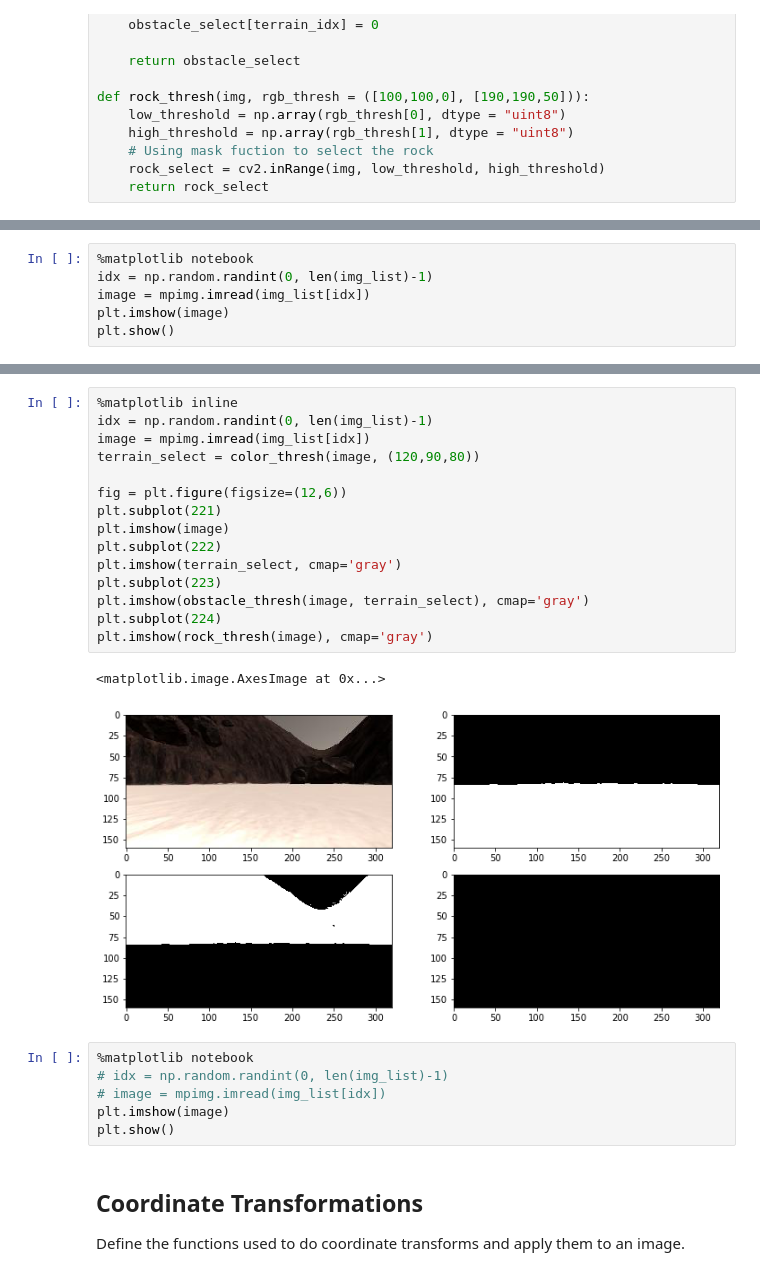
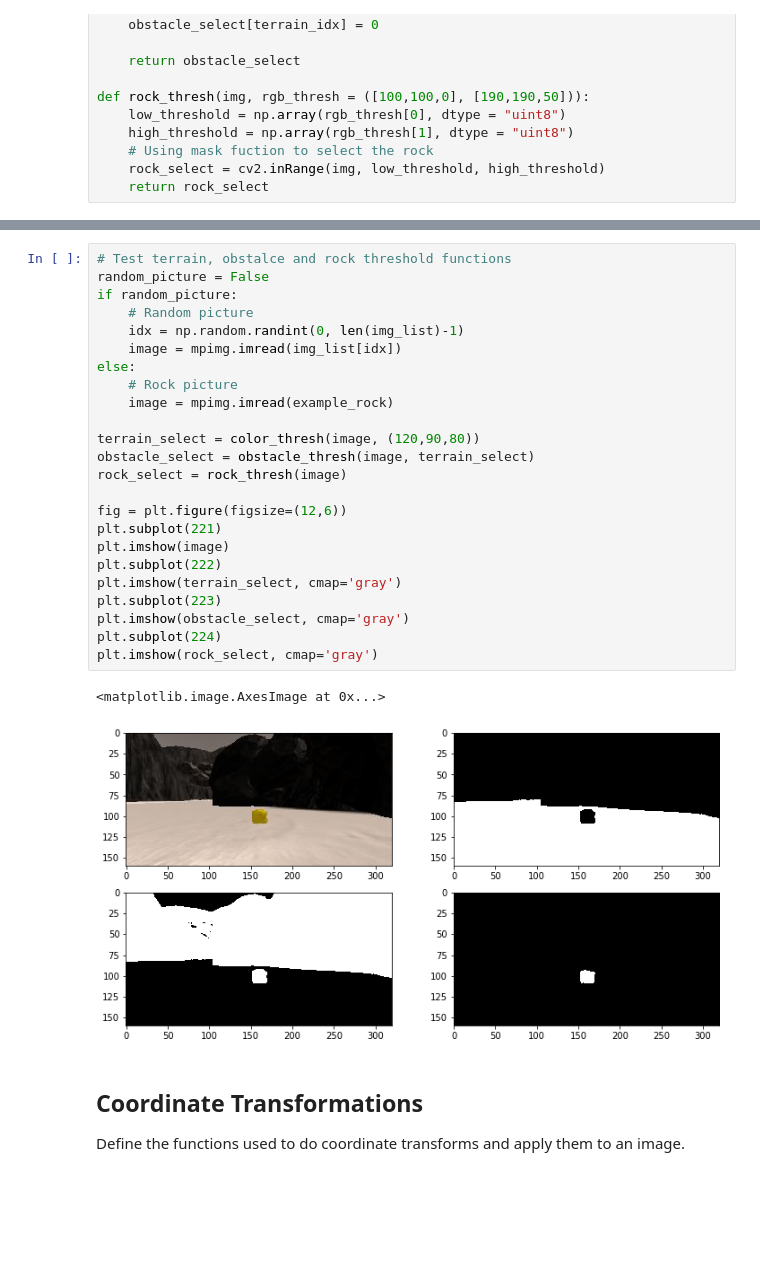
Before and after one commit to gwwang16/RoboND-Rover-Project, a Jupyter notebook: code/Rover_Project_Test_Notebook.ipynb, the cells around one changed output, grey strips where cells are left out. Drawn from its saved outputs; the diff is of its cells as text; blank space fills up the shorter version.

```diff
--- a/code/Rover_Project_Test_Notebook.ipynb
+++ b/code/Rover_Project_Test_Notebook.ipynb
@@ -254,6 +210,0 @@ plt.imshow(image)
-# %%
-%matplotlib notebook
-idx = np.random.randint(0, len(img_list)-1)
-image = mpimg.imread(img_list[idx])
-plt.imshow(image)
-plt.show()
@@ -263,27 +211,30 @@ plt.show()
 # %%
-%matplotlib inline
-idx = np.random.randint(0, len(img_list)-1)
-image = mpimg.imread(img_list[idx])
+# Test terrain, obstalce and rock threshold functions
+random_picture = False
+if random_picture:
+    # Random picture
+    idx = np.random.randint(0, len(img_list)-1)
+    image = mpimg.imread(img_list[idx])
+else:
+    # Rock picture
+    image = mpimg.imread(example_rock)
+
 terrain_select = color_thresh(image, (120,90,80))
+obstacle_select = obstacle_thresh(image, terrain_select)
+rock_select = rock_thresh(image)
 
 fig = plt.figure(figsize=(12,6))
 plt.subplot(221)
 plt.imshow(image)
 plt.subplot(222)
 plt.imshow(terrain_select, cmap='gray')
 plt.subplot(223)
-plt.imshow(obstacle_thresh(image, terrain_select), cmap='gray')
+plt.imshow(obstacle_select, cmap='gray')
 plt.subplot(224)
-plt.imshow(rock_thresh(image), cmap='gray')
+plt.imshow(rock_select, cmap='gray')
 # %% [output]
 <matplotlib.image.AxesImage at 0x...>
-[figure, old version]
+[figure, new version]
-# %%
-%matplotlib notebook
-# idx = np.random.randint(0, len(img_list)-1)
-# image = mpimg.imread(img_list[idx])
-plt.imshow(image)
-plt.show()
 # %% [markdown]
 ## Coordinate Transformations
 Define the functions used to do coordinate transforms and apply them to an image.
```
Also changed, not shown: parts of 16 cells of this notebook, 8 other files.
